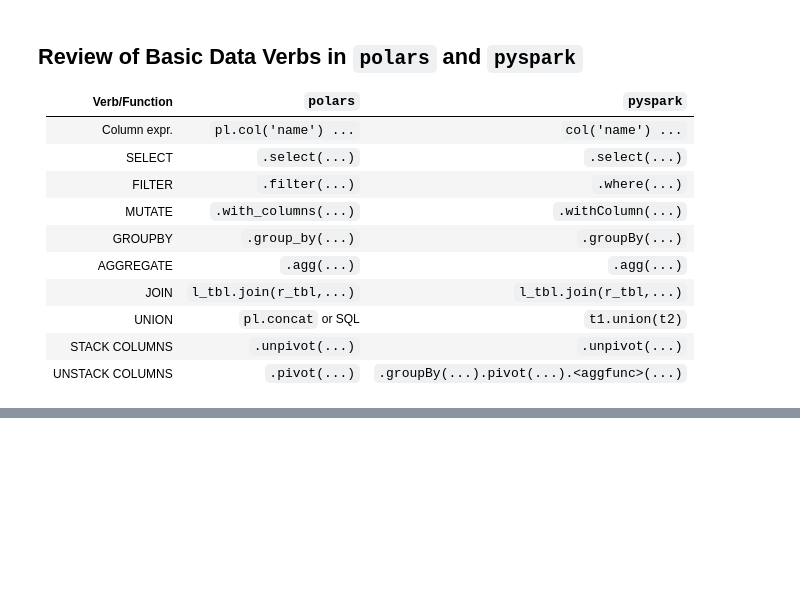
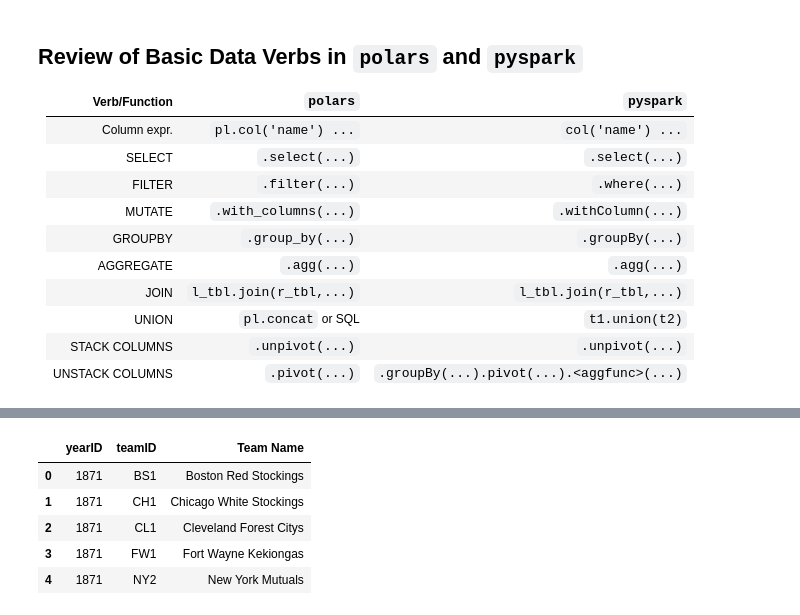
Before and after one commit to wmackedanz/DSCI_326_module_4_lazy_operations, a Jupyter notebook: 4_3_data_verbs_in_pyspark.ipynb, the cells around one changed output, grey strips where cells are left out. Drawn from its saved outputs; the diff is of its cells as text; code cells hidden in the pictures; blank space fills up the shorter version.

```diff
--- a/4_3_data_verbs_in_pyspark.ipynb
+++ b/4_3_data_verbs_in_pyspark.ipynb
@@ -592,0 +624,12 @@ Determine all the players that have hit more than 40 home runs in a season in th
+# %%
+(team_name:=
+ teams
+ .select('yearID', 'teamID', col('name').alias('Team Name'))
+).limit(5).toPandas()
+# %% [output]
+|  | yearID | teamID | Team Name |
+| 0 | 1871 | BS1 | Boston Red Stockings |
+| 1 | 1871 | CH1 | Chicago White Stockings |
+| 2 | 1871 | CL1 | Cleveland Forest Citys |
+| 3 | 1871 | FW1 | Fort Wayne Kekiongas |
+| 4 | 1871 | NY2 | New York Mutuals |
```
Also changed, not shown: parts of 8 cells of this notebook, 1 other file.
